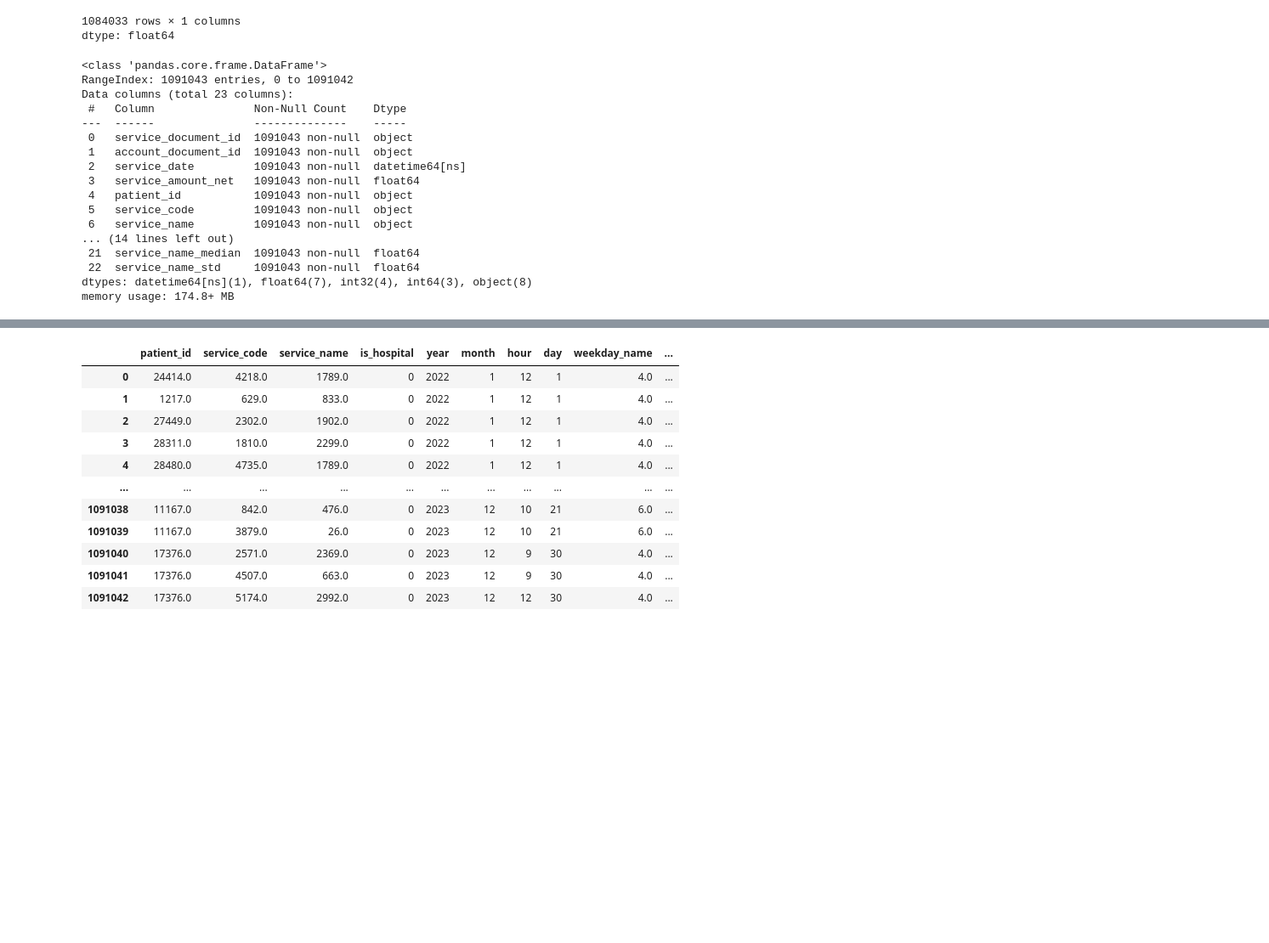
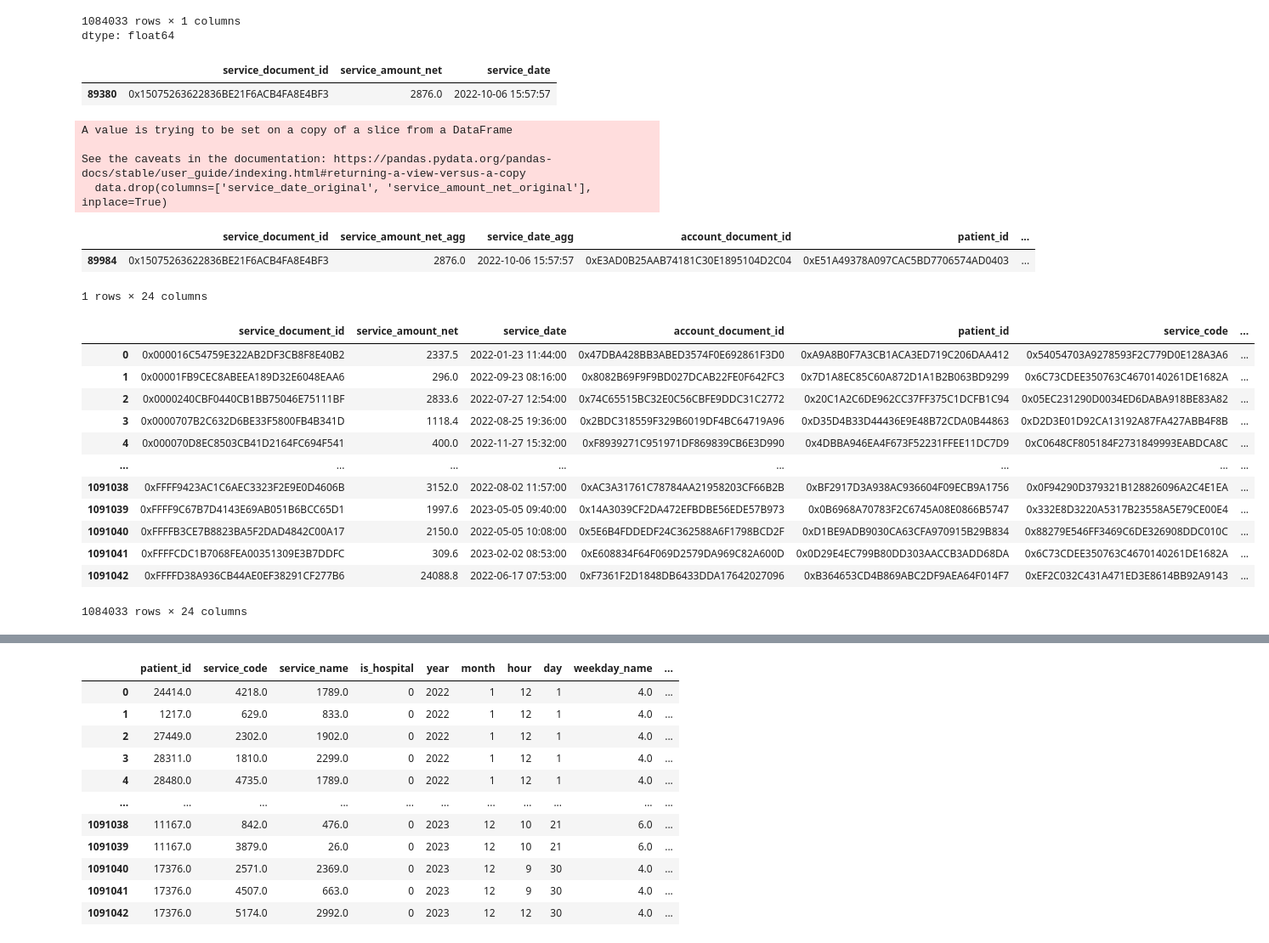
Before and after one commit to CCCXIV314/Sber, a Jupyter notebook: Sber_data_research.ipynb, the cells around one changed output, grey strips where cells are left out. Shown at 85% size. Saved outputs shown, nothing was run; the diff lists cells and outputs as text; code cells hidden in the pictures; blank space fills up the shorter version.

```diff
--- a/Sber_data_research.ipynb
+++ b/Sber_data_research.ipynb
@@ -265,24 +277,3 @@ df
 | 0xFFFFD38A936CB44AE0EF38291CF277B6 | 24088.8 |
 1084033 rows × 1 columns
 dtype: float64
-# %%
-data.merge(df, how='left', on='service_document_id')
-data.info()
-# %% [output]
-<class 'pandas.core.frame.DataFrame'>
-RangeIndex: 1091043 entries, 0 to 1091042
-Data columns (total 23 columns):
- #   Column               Non-Null Count    Dtype
----  ------               --------------    -----
- 0   service_document_id  1091043 non-null  object
- 1   account_document_id  1091043 non-null  object
- 2   service_date         1091043 non-null  datetime64[ns]
- 3   service_amount_net   1091043 non-null  float64
- 4   patient_id           1091043 non-null  object
- 5   service_code         1091043 non-null  object
- 6   service_name         1091043 non-null  object
-... (14 lines left out)
- 21  service_name_median  1091043 non-null  float64
- 22  service_name_std     1091043 non-null  float64
-dtypes: datetime64[ns](1), float64(7), int32(4), int64(3), object(8)
-memory usage: 174.8+ MB
@@ -288,0 +285,38 @@ memory usage: 174.8+ MB
+# %%
+result_data.loc[result_data['service_document_id'] == '0x15075263622836BE21F6ACB4FA8E4BF3']
+# %% [output]
+|  | service_document_id | service_amount_net | service_date |
+| 89380 | 0x15075263622836BE21F6ACB4FA8E4BF3 | 2876.0 | 2022-10-06 15:57:57 |
+# %%
+#merged_df = pd.merge(result_data, data, on='service_document_id', suffixes=('_agg', '_original'))
+
+data = merged_df.drop_duplicates(subset='service_document_id')
+data.drop(columns=['service_date_original', 'service_amount_net_original'], inplace=True)
+# %% [output]
+A value is trying to be set on a copy of a slice from a DataFrame
+
+See the caveats in the documentation: https://pandas.pydata.org/pandas-docs/stable/user_guide/indexing.html#returning-a-view-versus-a-copy
+  data.drop(columns=['service_date_original', 'service_amount_net_original'], inplace=True)
+# %%
+data.loc[data['service_document_id'] == '0x15075263622836BE21F6ACB4FA8E4BF3']
+# %% [output]
+|  | service_document_id | service_amount_net_agg | service_date_agg | account_document_id | patient_id | ... |
+| 89984 | 0x15075263622836BE21F6ACB4FA8E4BF3 | 2876.0 | 2022-10-06 15:57:57 | 0xE3AD0B25AAB74181C30E1895104D2C04 | 0xE51A49378A097CAC5BD7706574AD0403 | ... |
+1 rows × 24 columns
+# %%
+data = data.rename(columns={'service_amount_net_agg': 'service_amount_net', 'service_date_agg': 'service_date'})
+data
+# %% [output]
+|  | service_document_id | service_amount_net | service_date | account_document_id | patient_id | service_code | ... |
+| 0 | 0x000016C54759E322AB2DF3CB8F8E40B2 | 2337.5 | 2022-01-23 11:44:00 | 0x47DBA428BB3ABED3574F0E692861F3D0 | 0xA9A8B0F7A3CB1ACA3ED719C206DAA412 | 0x54054703A9278593F2C779D0E128A3A6 | ... |
+| 1 | 0x00001FB9CEC8ABEEA189D32E6048EAA6 | 296.0 | 2022-09-23 08:16:00 | 0x8082B69F9F9BD027DCAB22FE0F642FC3 | 0x7D1A8EC85C60A872D1A1B2B063BD9299 | 0x6C73CDEE350763C4670140261DE1682A | ... |
+| 2 | 0x0000240CBF0440CB1BB75046E75111BF | 2833.6 | 2022-07-27 12:54:00 | 0x74C65515BC32E0C56CBFE9DDC31C2772 | 0x20C1A2C6DE962CC37FF375C1DCFB1C94 | 0x05EC231290D0034ED6DABA918BE83A82 | ... |
+| 3 | 0x0000707B2C632D6BE33F5800FB4B341D | 1118.4 | 2022-08-25 19:36:00 | 0x2BDC318559F329B6019DF4BC64719A96 | 0xD35D4B33D44436E9E48B72CDA0B44863 | 0xD2D3E01D92CA13192A87FA427ABB4F8B | ... |
+| 4 | 0x000070D8EC8503CB41D2164FC694F541 | 400.0 | 2022-11-27 15:32:00 | 0xF8939271C951971DF869839CB6E3D990 | 0x4DBBA946EA4F673F52231FFEE11DC7D9 | 0xC0648CF805184F2731849993EABDCA8C | ... |
+| ... | ... | ... | ... | ... | ... | ... | ... |
+| 1091038 | 0xFFFF9423AC1C6AEC3323F2E9E0D4606B | 3152.0 | 2022-08-02 11:57:00 | 0xAC3A31761C78784AA21958203CF66B2B | 0xBF2917D3A938AC936604F09ECB9A1756 | 0x0F94290D379321B128826096A2C4E1EA | ... |
+| 1091039 | 0xFFFF9C67B7D4143E69AB051B6BCC65D1 | 1997.6 | 2023-05-05 09:40:00 | 0x14A3039CF2DA472EFBDBE56EDE57B973 | 0x0B6968A70783F2C6745A08E0866B5747 | 0x332E8D3220A5317B23558A5E79CE00E4 | ... |
+| 1091040 | 0xFFFFB3CE7B8823BA5F2DAD4842C00A17 | 2150.0 | 2022-05-05 10:08:00 | 0x5E6B4FDDEDF24C362588A6F1798BCD2F | 0xD1BE9ADB9030CA63CFA970915B29B834 | 0x88279E546FF3469C6DE326908DDC010C | ... |
+| 1091041 | 0xFFFFCDC1B7068FEA00351309E3B7DDFC | 309.6 | 2023-02-02 08:53:00 | 0xE608834F64F069D2579DA969C82A600D | 0x0D29E4EC799B80DD303AACCB3ADD68DA | 0x6C73CDEE350763C4670140261DE1682A | ... |
+| 1091042 | 0xFFFFD38A936CB44AE0EF38291CF277B6 | 24088.8 | 2022-06-17 07:53:00 | 0xF7361F2D1848DB6433DDA17642027096 | 0xB364653CD4B869ABC2DF9AEA64F014F7 | 0xEF2C032C431A471ED3E8614BB92A9143 | ... |
+1084033 rows × 24 columns
```
Also changed, not shown: parts of 8 cells of this notebook.
